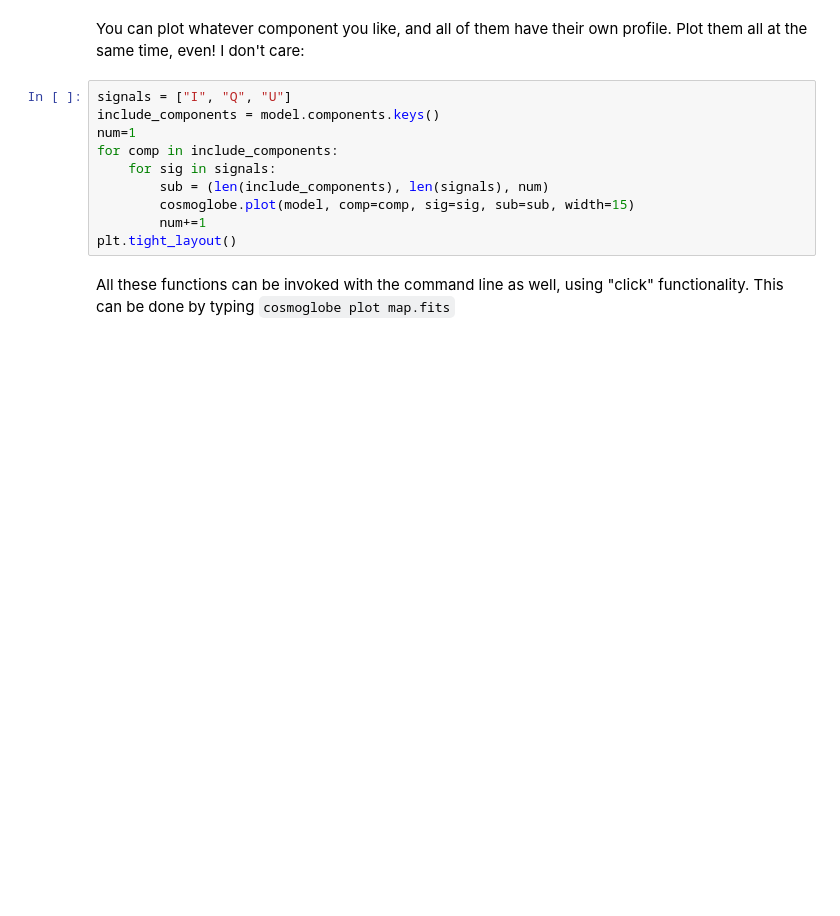
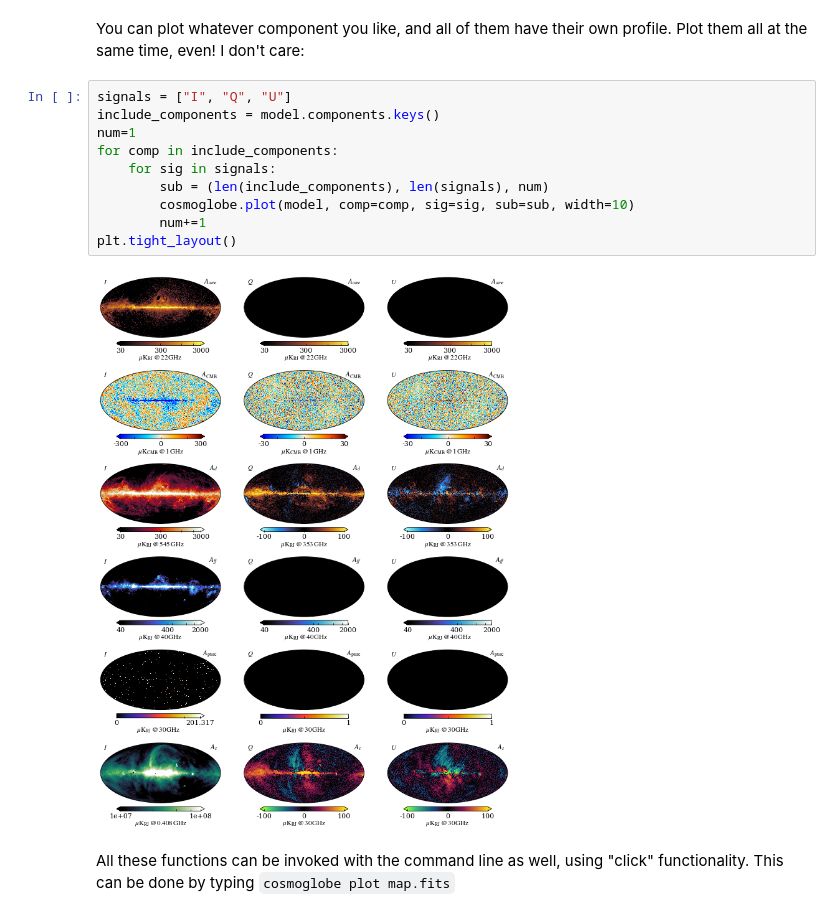
Before and after one commit to Cosmoglobe/Cosmoglobe, a Jupyter notebook: docs/tutorials/plotting.ipynb, the cells around one changed output. Cells and saved outputs as stored; diff of their text form; blank space fills up the shorter version.

```diff
--- a/docs/tutorials/plotting.ipynb
+++ b/docs/tutorials/plotting.ipynb
@@ -50,13 +140,15 @@ Plot them all at the same time, even! I don't care:
 # %%
 signals = ["I", "Q", "U"]
 include_components = model.components.keys()
 num=1
 for comp in include_components:
     for sig in signals:
         sub = (len(include_components), len(signals), num)
-        cosmoglobe.plot(model, comp=comp, sig=sig, sub=sub, width=15)
+        cosmoglobe.plot(model, comp=comp, sig=sig, sub=sub, width=10)
         num+=1
 plt.tight_layout()
+# %% [output]
+[figure, added]
 # %% [markdown]
 All these functions can be invoked with the command line as well, using "click" functionality.
 This can be done by typing
```
Also changed, not shown: parts of 12 cells of this notebook.
